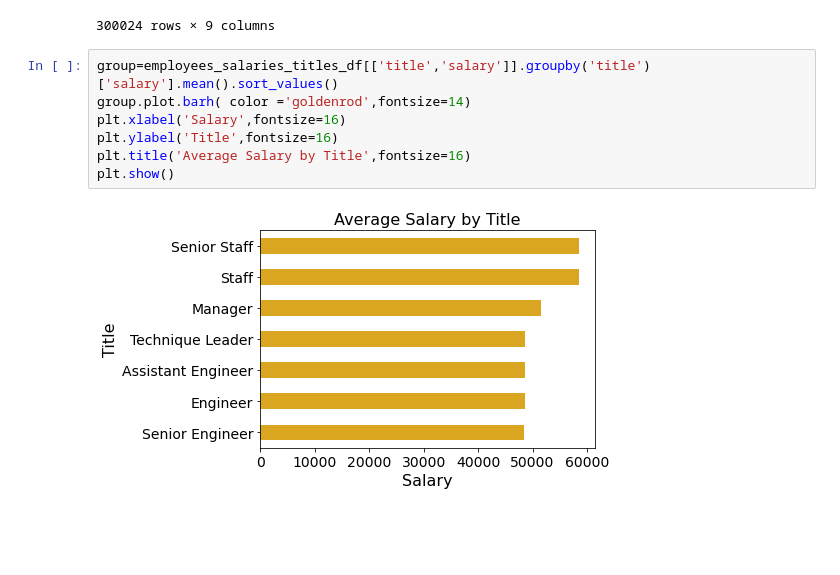
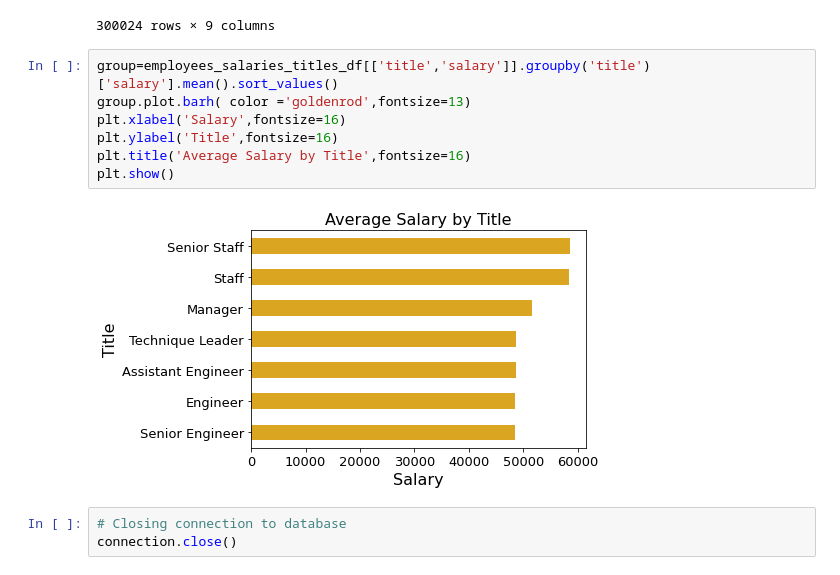
Before and after one commit to naekoue/sql-challenge, a Jupyter notebook: data_analysis.ipynb, the cells around one changed output. Drawn from its saved outputs; the diff is of its cells as text; blank space fills up the shorter version.

Commit message:
closing connection to database

```diff
--- a/data_analysis.ipynb
+++ b/data_analysis.ipynb
@@ -109,10 +107,13 @@ employees_salaries_titles_df
 300024 rows × 9 columns
 # %%
 group=employees_salaries_titles_df[['title','salary']].groupby('title')['salary'].mean().sort_values()
-group.plot.barh( color ='goldenrod',fontsize=14)
+group.plot.barh( color ='goldenrod',fontsize=13)
 plt.xlabel('Salary',fontsize=16)
 plt.ylabel('Title',fontsize=16)
 plt.title('Average Salary by Title',fontsize=16)
 plt.show()
 # %% [output]
-[figure, old version]
+[figure, new version]
+# %%
+# Closing connection to database
+connection.close()
```
Also changed, not shown: parts of 1 cell of this notebook.
